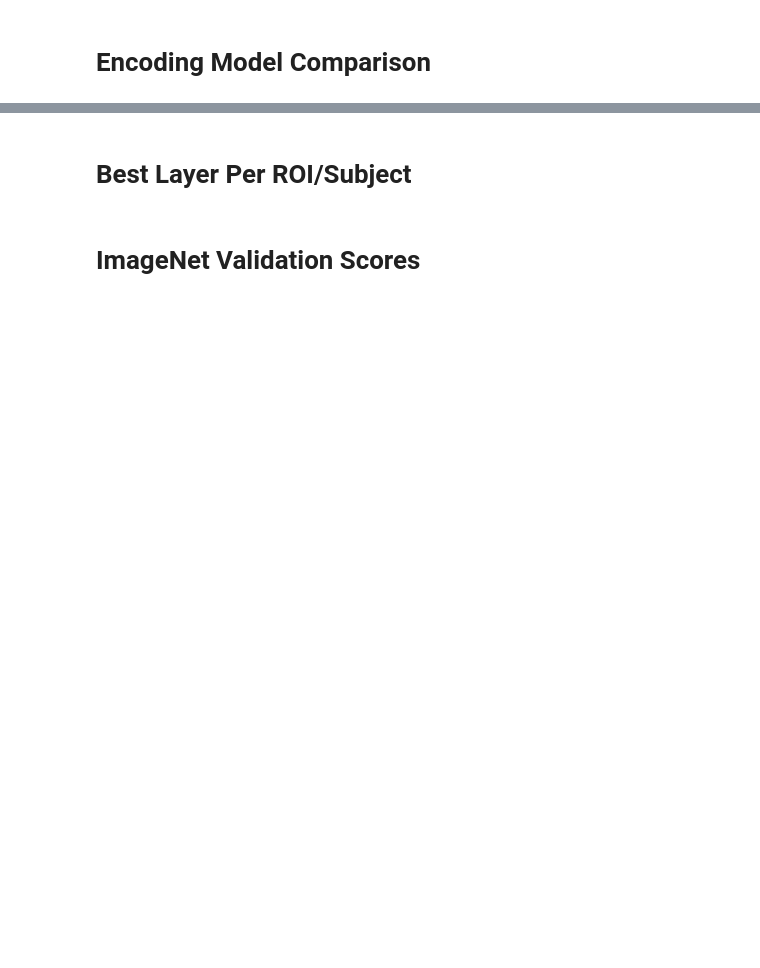
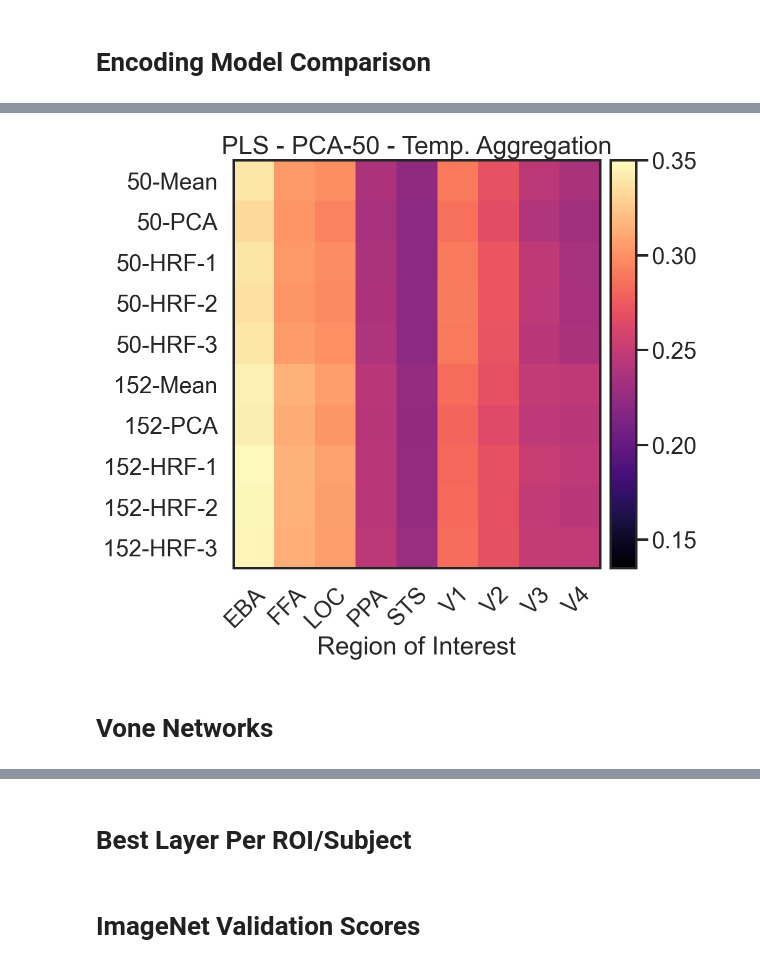
Before and after one commit to RobertTLange/algonauts-2021, a Jupyter notebook: notebooks/inspect_experiments.ipynb, the cells around one changed output, grey strips where cells are left out. Saved outputs shown, nothing was run; the diff lists cells and outputs as text; code cells hidden in the pictures; blank space fills up the shorter version.

```diff
--- a/notebooks/inspect_experiments.ipynb
+++ b/notebooks/inspect_experiments.ipynb
@@ -206,0 +231,25 @@ plot_combined_scores(scores, range_x, range_y, title, ylabel,
+# %%
+meta_log_r50_mean, hyper_log_r50_mean = load_result_logs("../data/experiments/roi/compression/pls_pca_50_resnet50_bo_25")
+meta_log_r50_pca, hyper_log_r50_pca = load_result_logs("../data/experiments/roi/filters/pls_pca_50_resnet50_1d_pca_bo_25")
+meta_log_r50_bold_1, hyper_log_r50_bold_1 = load_result_logs("../data/experiments/roi/filters/pls_pca_50_resnet50_bold_1_bo_25")
+meta_log_r50_bold_2, hyper_log_r50_bold_2 = load_result_logs("../data/experiments/roi/filters/pls_pca_50_resnet50_bold_2_bo_25")
+meta_log_r50_bold_3, hyper_log_r50_bold_3 = load_result_logs("../data/experiments/roi/filters/pls_pca_50_resnet50_bold_3_bo_25")
+
+meta_log_r152_mean, hyper_log_r152_mean = load_result_logs("../data/experiments/roi/architectures/pls_pca_50_resnet152_bo_25")
+meta_log_r152_pca, hyper_log_r152_pca = load_result_logs("../data/experiments/roi/filters/pls_pca_50_resnet152_1d_pca_bo_25")
+meta_log_r152_bold_1, hyper_log_r152_bold_1 = load_result_logs("../data/experiments/roi/filters/pls_pca_50_resnet152_bold_1_bo_25")
+meta_log_r152_bold_2, hyper_log_r152_bold_2 = load_result_logs("../data/experiments/roi/filters/pls_pca_50_resnet152_bold_2_bo_25")
+meta_log_r152_bold_3, hyper_log_r152_bold_3 = load_result_logs("../data/experiments/roi/filters/pls_pca_50_resnet152_bold_3_bo_25")
+
+
+r50_mean = get_norm_score(hyper_log_r50_mean)
+r50_pca = get_norm_score(hyper_log_r50_pca)
+r50_bold_1 = get_norm_score(hyper_log_r50_bold_1)
+r50_bold_2 = get_norm_score(hyper_log_r50_bold_2)
+r50_bold_3 = get_norm_score(hyper_log_r50_bold_3)
+print(20*"=")
+r152_mean = get_norm_score(hyper_log_r152_mean)
+r152_pca = get_norm_score(hyper_log_r152_pca)
+r152_bold_1 = get_norm_score(hyper_log_r152_bold_1)
+r152_bold_2 = get_norm_score(hyper_log_r152_bold_2)
+r152_bold_3 = get_norm_score(hyper_log_r152_bold_3)
@@ -206,0 +274,14 @@ plot_combined_scores(scores, range_x, range_y, title, ylabel,
+# %%
+scores = [r50_mean, r50_pca, r50_bold_1, r50_bold_2, r50_bold_3,
+          r152_mean, r152_pca, r152_bold_1, r152_bold_2, r152_bold_3]
+range_y = ['50-Mean', "50-PCA", "50-HRF-1", "50-HRF-2", "50-HRF-3",
+           '152-Mean', "152-PCA", "152-HRF-1", "152-HRF-2", "152-HRF-3"][::-1]
+range_x = ["EBA", "FFA", "LOC", "PPA", "STS", "V1", "V2", "V3", "V4"]
+title = "PLS - PCA-50 - Temp. Aggregation"
+ylabel = None
+plot_combined_scores(scores, range_x, range_y, title, ylabel,
+                     min_heat=0.135, max_heat=0.35)
+# %% [output]
+[figure, added]
+# %% [markdown]
+# Vone Networks
```
Also changed, not shown: parts of 13 cells of this notebook, 38 other files.
